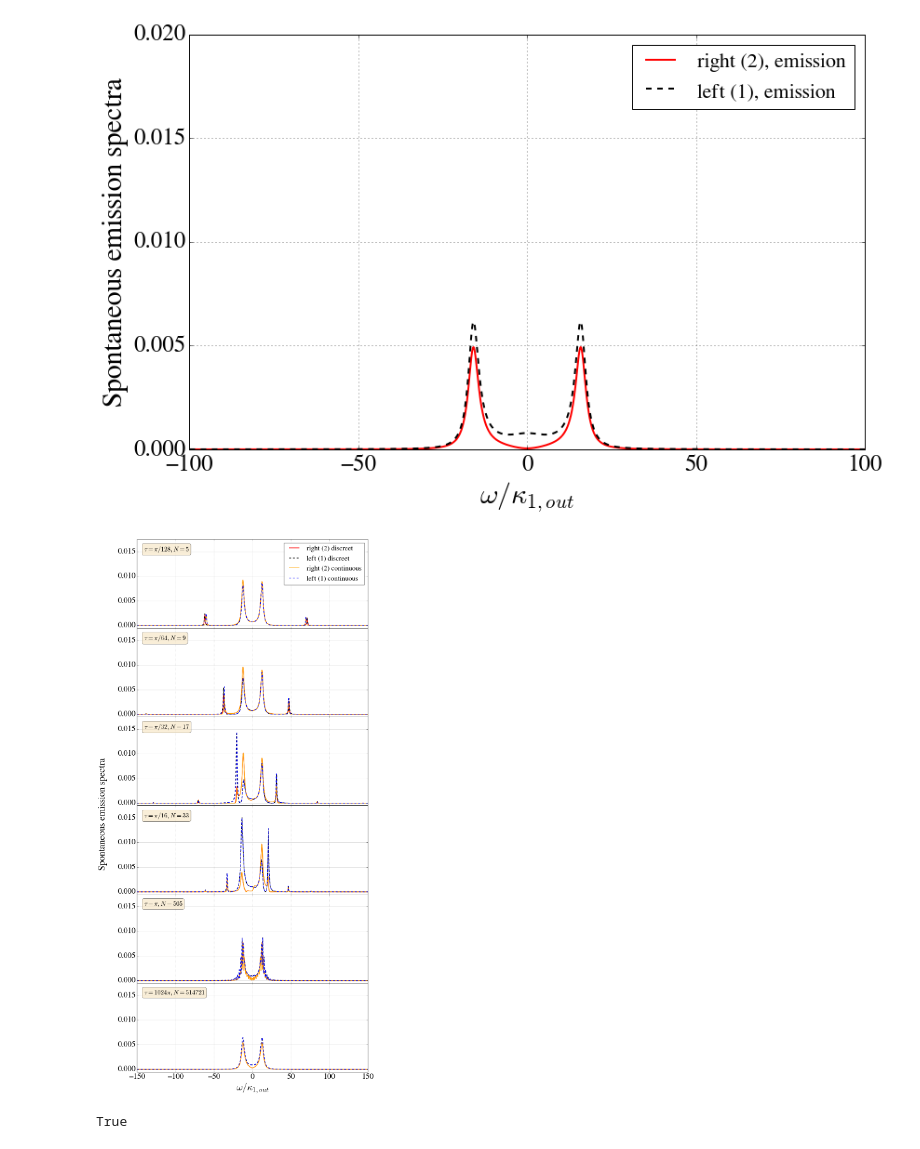
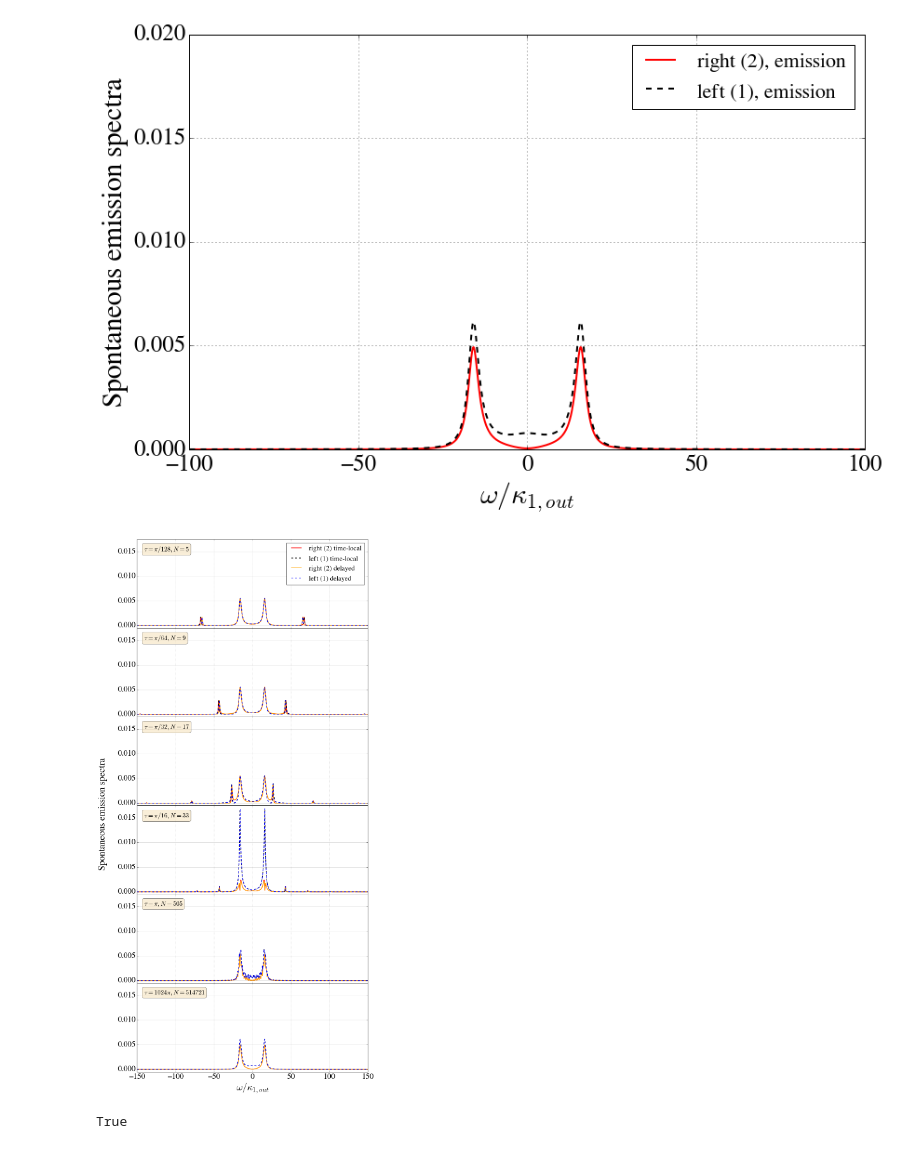
Before and after one commit to nemetniki/with-Andreas, a Jupyter notebook: CCQED.ipynb, the cells around one changed output. Saved outputs shown, nothing was run; the diff lists cells and outputs as text; code cells hidden in the pictures.

```diff
--- a/CCQED.ipynb
+++ b/CCQED.ipynb
@@ -407,14 +433,14 @@ mpl.rc('font',family='FreeSerif')
 mpl.rc('xtick',labelsize=25)
 mpl.rc('ytick',labelsize=25)
 
-Delta = 8.
+Delta = 0.
 c = 2.13/2./np.pi*100.
 
 kap1 = 1.2
 kap2 = 1.2
 kapi = 0.2
 g1 = 16.
-g2 = 8.
+g2 = 16.
 gam = 5.2
 v1  = 16.
 v2  = 16.
@@ -459,38 +485,38 @@ for itau in range(0,len(tau)):
         textstr = '$\\tau=\pi/%.0f, N=%d$'% (taar[itau],N+1)
     elif itau ==3:
         textstr = '$\\tau=\pi/%.0f, N=%d$'% (taar[itau],N+1)
     elif itau ==4:
         textstr = '$\\tau=\pi, N=%d$'% (N+1)
     elif itau ==5:
         textstr = '$\\tau=%.0f\pi, N=%d$'% (1/taar[itau],N+1)
     for iom in range(0,len(om)):
         cg1[iom],cg2[iom],cg1c[iom],cg2c[iom] = Spontem_d(N,om[iom],Delta,tau[itau],kap1,kap2,kapi,g1,g2,gam,v1,v2,r,ce10,ce20)
 #plt.figure(1,figsize=(13,8))
 #plt.ylim(0,0.02)
 #plt.xlim(-500,500)
     axes[itau].text(0.03, 0.93, textstr, transform=axes[itau].transAxes, fontsize=20,
         verticalalignment='top', bbox=props)
 #    if itau<len(tau)-1:
 #        axes[itau].plot(om,(kap2-kapi)/np.pi*np.abs(cg2)**2,linewidth=2.0,label='right (2)',color = 'orange')
 #        axes[itau].hold(True)
 #        axes[itau].plot(om,(kap1-kapi)/np.pi*np.abs(cg1)**2,linewidth=2.0,label='left (1)',color='k',ls='--')
 #    else:
-    axes[itau].plot(om,(kap2-kapi)/np.pi*np.abs(cg2)**2,linewidth=2.0,label='right (2) discreet',color = 'red')
+    axes[itau].plot(om,(kap2-kapi)/np.pi*np.abs(cg2)**2,linewidth=2.0,label='right (2) time-local',color = 'red')
     axes[itau].hold(True)
-    axes[itau].plot(om,(kap1-kapi)/np.pi*np.abs(cg1)**2,linewidth=2.0,label='left (1) discreet',color='k',ls='--')
-    axes[itau].plot(om,(kap2-kapi)/np.pi*np.abs(cg2c)**2,linewidth=2.0,label='right (2) continuous',color = 'orange')
-    axes[itau].plot(om,(kap1-kapi)/np.pi*np.abs(cg1c)**2,linewidth=2.0,label='left (1) continuous',color='b',ls='--')
+    axes[itau].plot(om,(kap1-kapi)/np.pi*np.abs(cg1)**2,linewidth=2.0,label='left (1) time-local',color='k',ls='--')
+    axes[itau].plot(om,(kap2-kapi)/np.pi*np.abs(cg2c)**2,linewidth=2.0,label='right (2) delayed',color = 'orange')
+    axes[itau].plot(om,(kap1-kapi)/np.pi*np.abs(cg1c)**2,linewidth=2.0,label='left (1) delayed',color='b',ls='--')
     #axes[itau].set_ylabel('Spontaneous emission spectra',fontsize=30.)
     axes[itau].grid(True)
 axes[0].set_ylim(-0.0005,0.0175)
 f.text(0.01, 0.5, 'Spontaneous emission spectra', ha='center', va='center', rotation='vertical',fontsize=30.)
 f.subplots_adjust(hspace=0)
 axes[5].set_xlabel('$\omega/\kappa_{1,out}$',fontsize=30.)
 axes[0].legend(loc='upper right',fontsize = 22)
 #axes[-1].legend(loc='upper right',fontsize = 22)
 plt.show()
 # %% [output]
-[figure, old version]
+[figure, new version]
 # %%
 np.sum(np.linspace(0,4,5))==0+1+2+3+4
 # %% [output]
```
Also changed, not shown: parts of 4 cells of this notebook.
